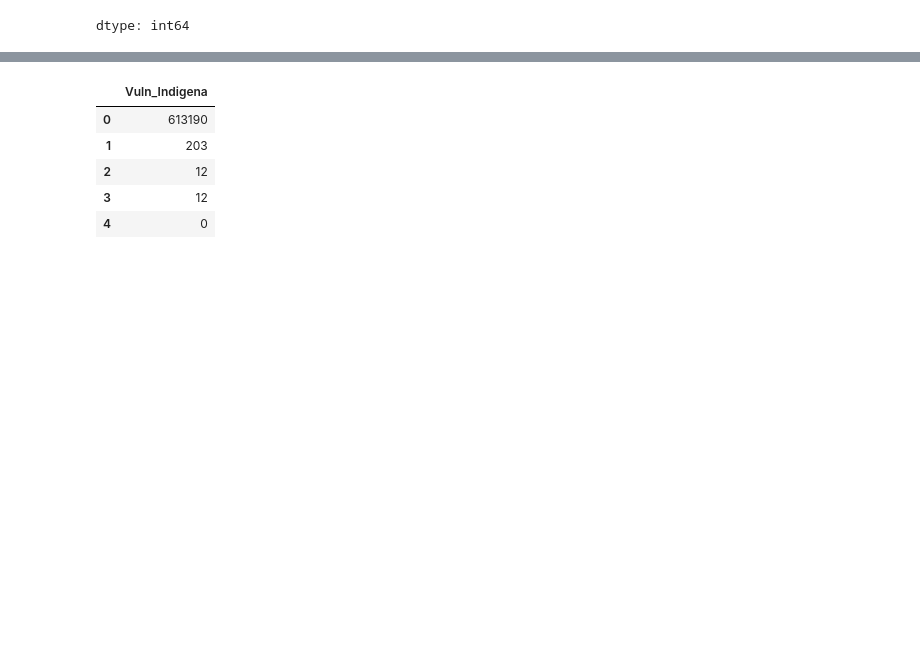
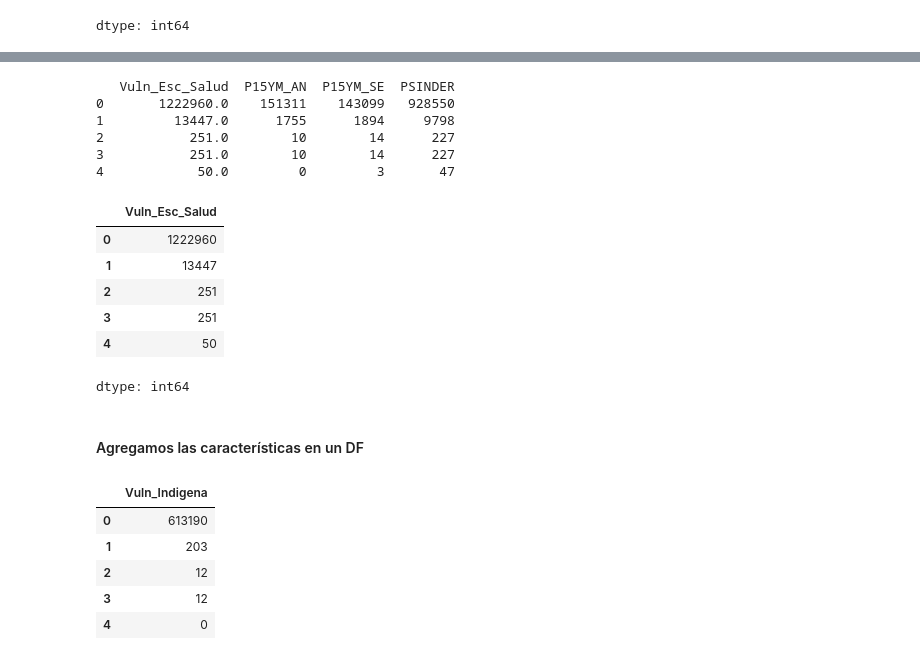
Before and after one commit to LH-1169213/IslasDeCalor, a Jupyter notebook: EDA_SCITEL_INEGI_Avance_2.ipynb, the cells around one changed output, grey strips where cells are left out. Drawn from its saved outputs; the diff is of its cells as text; code cells hidden in the pictures; blank space fills up the shorter version.

```diff
--- a/EDA_SCITEL_INEGI_Avance_2.ipynb
+++ b/EDA_SCITEL_INEGI_Avance_2.ipynb
@@ -1093 +1149,28 @@ dtype: int64
+# %%
+df_esc_salud = df_cat.copy()
+for index, row in df_esc_salud.iterrows():
+    if row['P_0A2'] != 0 or row['P15YM_AN'] != 0 or row['P15YM_SE'] != 0 or row['PSINDER']:
+        df_esc_salud.at[index, 'Vuln_Esc_Salud'] = (int(df_esc_salud.at[index,'P15YM_AN']) + int(df_esc_salud.at[index,'P15YM_SE']) + int(df_esc_salud.at[index,'PSINDER'])) or 0
+
+print(df_esc_salud[['Vuln_Esc_Salud', 'P15YM_AN', 'P15YM_SE', 'PSINDER']].head())
+# %% [output]
+   Vuln_Esc_Salud  P15YM_AN  P15YM_SE  PSINDER
+0       1222960.0    151311    143099   928550
+1         13447.0      1755      1894     9798
+2           251.0        10        14      227
+3           251.0        10        14      227
+4            50.0         0         3       47
+# %%
+df_esc_salud = df_esc_salud['Vuln_Esc_Salud'].apply(pd.to_numeric, errors='coerce').fillna(0).astype(int)
+df_esc_salud.head()
+# %% [output]
+|  | Vuln_Esc_Salud |
+| 0 | 1222960 |
+| 1 | 13447 |
+| 2 | 251 |
+| 3 | 251 |
+| 4 | 50 |
+dtype: int64
+# %% [markdown]
+#### Agregamos las características en un DF
 # %%
```
Also changed, not shown: parts of 8 cells of this notebook.
